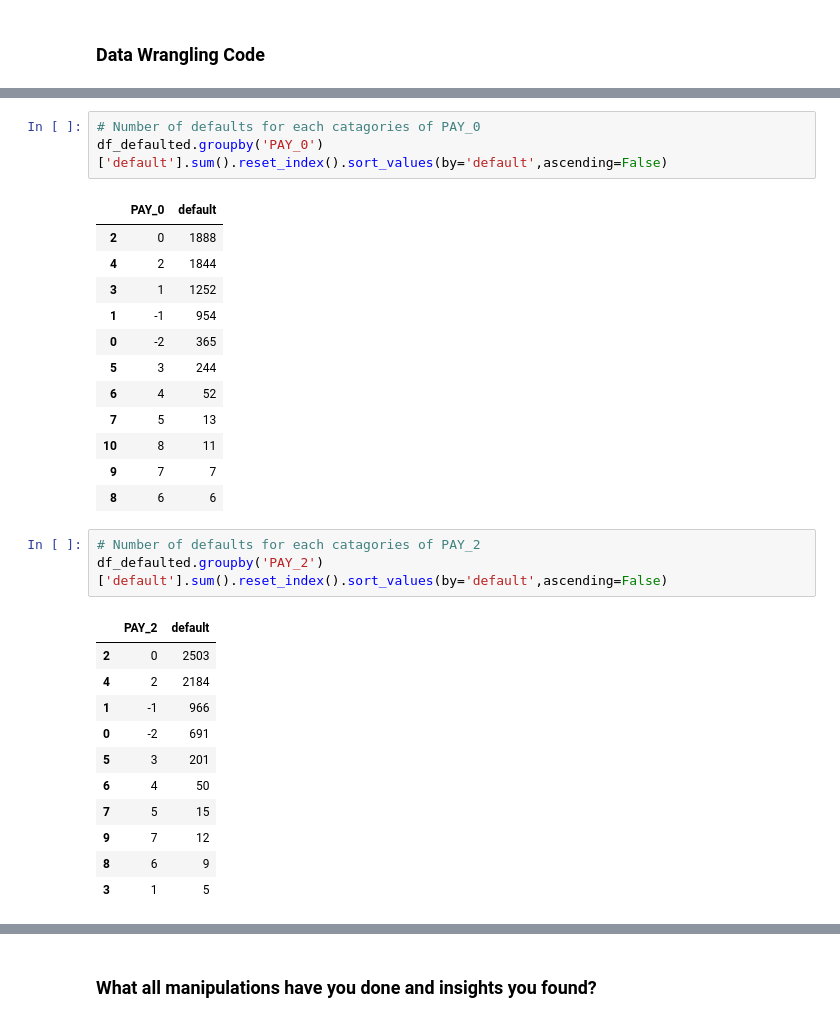
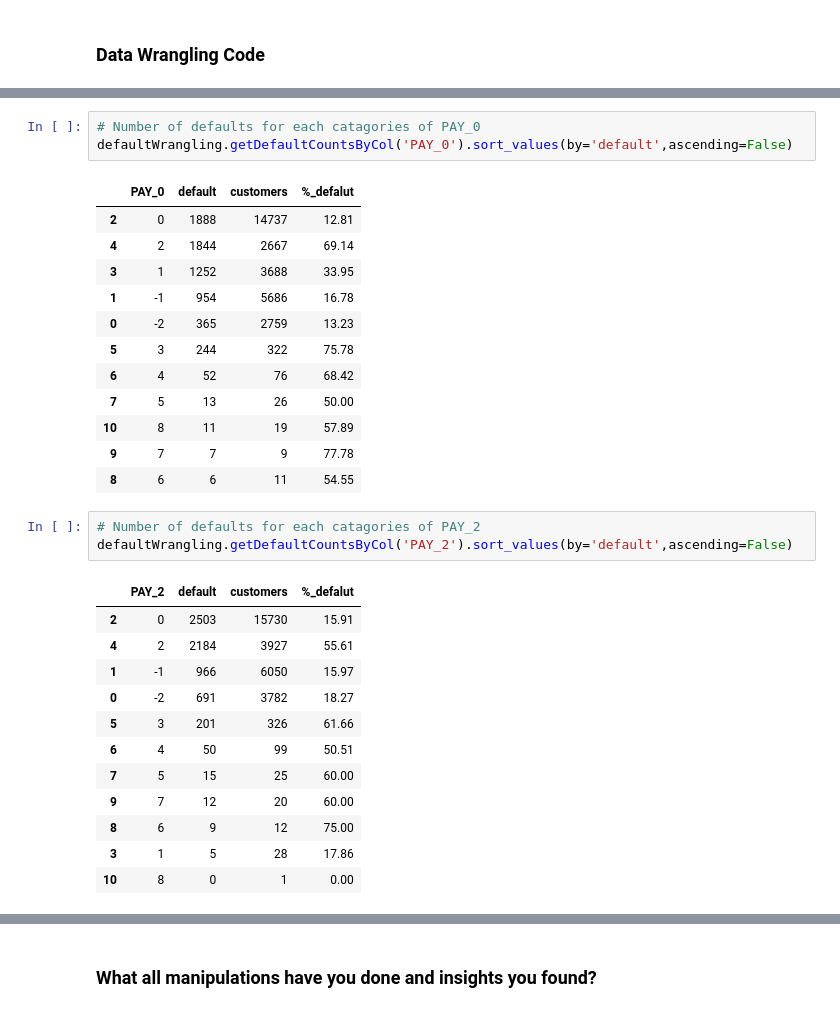
Before and after one commit to mdismailquraishicse/capstone_project_3_classification_creditcard_default, a Jupyter notebook: CreditCardDefaultPrediction.ipynb, the cells around one changed output, grey strips where cells are left out. Drawn from its saved outputs; the diff is of its cells as text.

Commit message:
OOPS concept to data wrangling

```diff
--- a/CreditCardDefaultPrediction.ipynb
+++ b/CreditCardDefaultPrediction.ipynb
@@ -376,33 +399,34 @@ df_age.shape
 # %%
 # Number of defaults for each catagories of PAY_0
-df_defaulted.groupby('PAY_0')['default'].sum().reset_index().sort_values(by='default',ascending=False)
+defaultWrangling.getDefaultCountsByCol('PAY_0').sort_values(by='default',ascending=False)
 # %% [output]
-|  | PAY_0 | default |
-| 2 | 0 | 1888 |
-| 4 | 2 | 1844 |
-| 3 | 1 | 1252 |
-| 1 | -1 | 954 |
-| 0 | -2 | 365 |
-| 5 | 3 | 244 |
-| 6 | 4 | 52 |
-| 7 | 5 | 13 |
-| 10 | 8 | 11 |
-| 9 | 7 | 7 |
-| 8 | 6 | 6 |
+|  | PAY_0 | default | customers | %_defalut |
+| 2 | 0 | 1888 | 14737 | 12.81 |
+| 4 | 2 | 1844 | 2667 | 69.14 |
+| 3 | 1 | 1252 | 3688 | 33.95 |
+| 1 | -1 | 954 | 5686 | 16.78 |
+| 0 | -2 | 365 | 2759 | 13.23 |
+| 5 | 3 | 244 | 322 | 75.78 |
+| 6 | 4 | 52 | 76 | 68.42 |
+| 7 | 5 | 13 | 26 | 50.00 |
+| 10 | 8 | 11 | 19 | 57.89 |
+| 9 | 7 | 7 | 9 | 77.78 |
+| 8 | 6 | 6 | 11 | 54.55 |
 # %%
 # Number of defaults for each catagories of PAY_2
-df_defaulted.groupby('PAY_2')['default'].sum().reset_index().sort_values(by='default',ascending=False)
+defaultWrangling.getDefaultCountsByCol('PAY_2').sort_values(by='default',ascending=False)
 # %% [output]
-|  | PAY_2 | default |
-| 2 | 0 | 2503 |
-| 4 | 2 | 2184 |
-| 1 | -1 | 966 |
-| 0 | -2 | 691 |
-| 5 | 3 | 201 |
-| 6 | 4 | 50 |
-| 7 | 5 | 15 |
-| 9 | 7 | 12 |
-| 8 | 6 | 9 |
-| 3 | 1 | 5 |
+|  | PAY_2 | default | customers | %_defalut |
+| 2 | 0 | 2503 | 15730 | 15.91 |
+| 4 | 2 | 2184 | 3927 | 55.61 |
+| 1 | -1 | 966 | 6050 | 15.97 |
+| 0 | -2 | 691 | 3782 | 18.27 |
+| 5 | 3 | 201 | 326 | 61.66 |
+| 6 | 4 | 50 | 99 | 50.51 |
+| 7 | 5 | 15 | 25 | 60.00 |
+| 9 | 7 | 12 | 20 | 60.00 |
+| 8 | 6 | 9 | 12 | 75.00 |
+| 3 | 1 | 5 | 28 | 17.86 |
+| 10 | 8 | 0 | 1 | 0.00 |
 # %%
 # Number of defaults for each catagories of PAY_3
```
Also changed, not shown: parts of 145 cells of this notebook.
